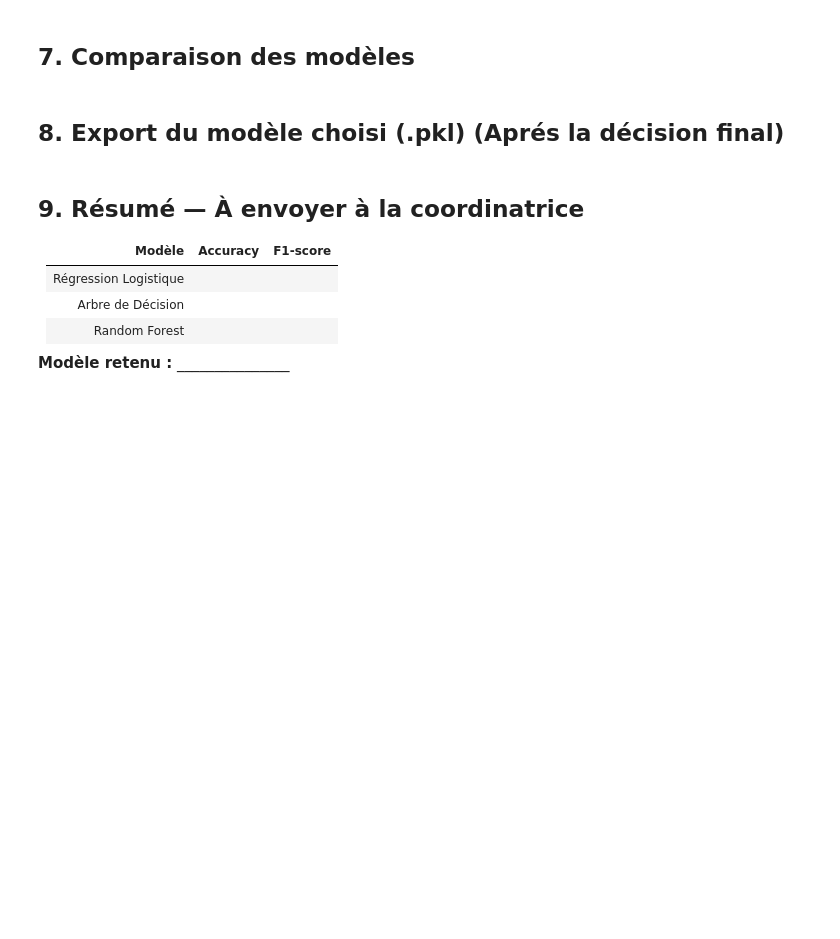
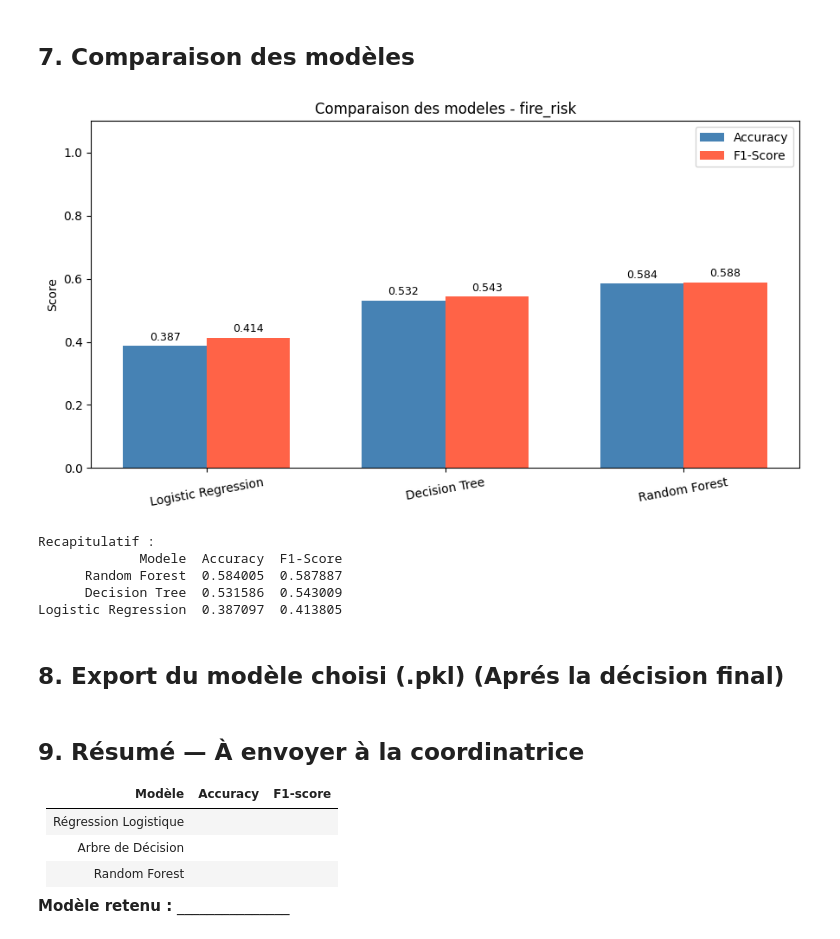
Before and after one commit to ANSS77/suivi-catastrophes-maroc, a Jupyter notebook: ml/notebooks/incendies_training.ipynb, the cells around one changed output. Cells and saved outputs as stored; diff of their text form; code cells hidden in the pictures; blank space fills up the shorter version.

```diff
--- a/ml/notebooks/incendies_training.ipynb
+++ b/ml/notebooks/incendies_training.ipynb
@@ -41,5 +164,39 @@ plt.show()
 # %% [markdown]
 ## 7. Comparaison des modèles
+# %%
+names = list(results.keys())
+accs  = [results[n]['accuracy'] for n in names]
+f1s   = [results[n]['f1']       for n in names]
+x     = np.arange(len(names))
+width = 0.35
+
+fig, ax = plt.subplots(figsize=(9, 5))
+bars1 = ax.bar(x - width/2, accs, width, label='Accuracy', color='steelblue')
+bars2 = ax.bar(x + width/2, f1s,  width, label='F1-Score',  color='tomato')
+ax.set_xticks(x)
+ax.set_xticklabels(names, rotation=10)
+ax.set_ylim(0, 1.1)
+ax.set_ylabel('Score')
+ax.set_title('Comparaison des modeles - fire_risk')
+ax.legend()
+for bar in bars1 + bars2:
+    ax.text(bar.get_x() + bar.get_width()/2,
+            bar.get_height() + 0.01,
+            f'{bar.get_height():.3f}',
+            ha='center', va='bottom', fontsize=9)
+plt.tight_layout()
+plt.show()
+
+print("\nRecapitulatif :")
+recap = pd.DataFrame({'Modele': names, 'Accuracy': accs, 'F1-Score': f1s})
+print(recap.sort_values('F1-Score', ascending=False).to_string(index=False))
+# %% [output]
+[figure, added]
+Recapitulatif :
+             Modele  Accuracy  F1-Score
+      Random Forest  0.584005  0.587887
+      Decision Tree  0.531586  0.543009
+Logistic Regression  0.387097  0.413805
 # %% [markdown]
 ## 8. Export du modèle choisi (.pkl) (Aprés la décision final)
 # %% [markdown]
```
Also changed, not shown: parts of 7 cells of this notebook.
